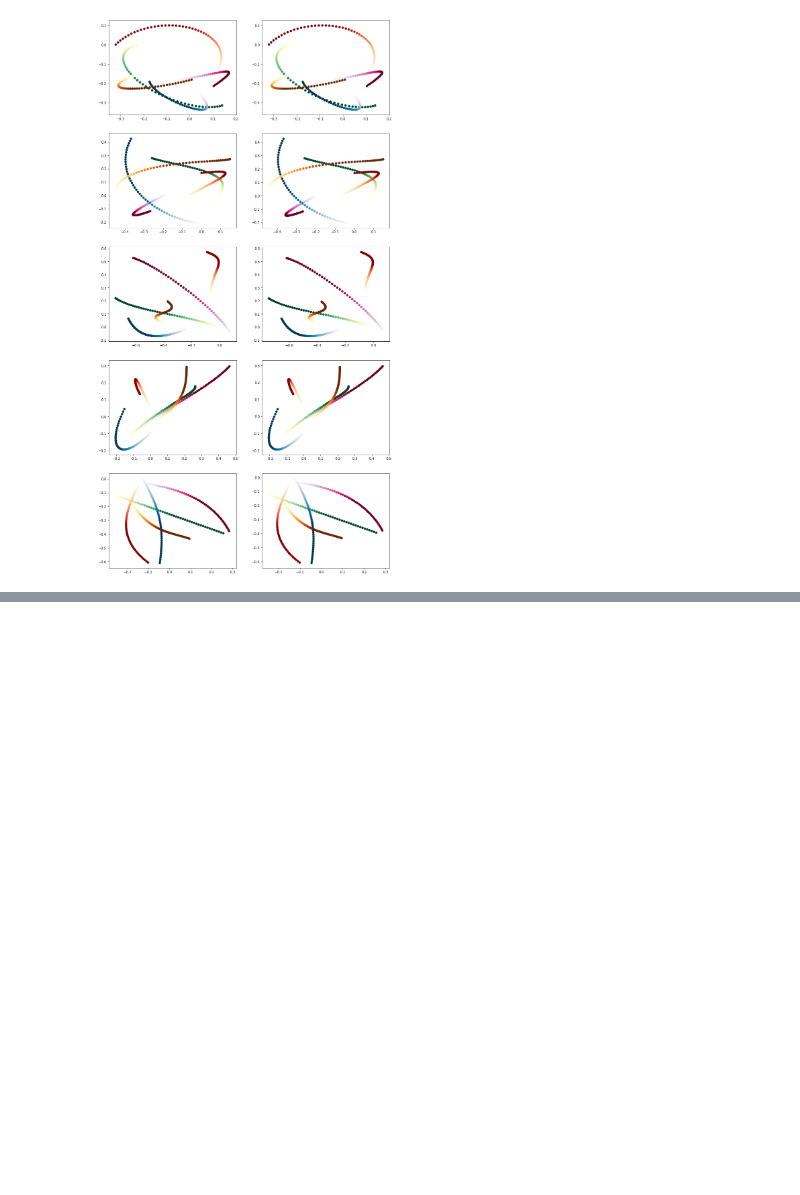
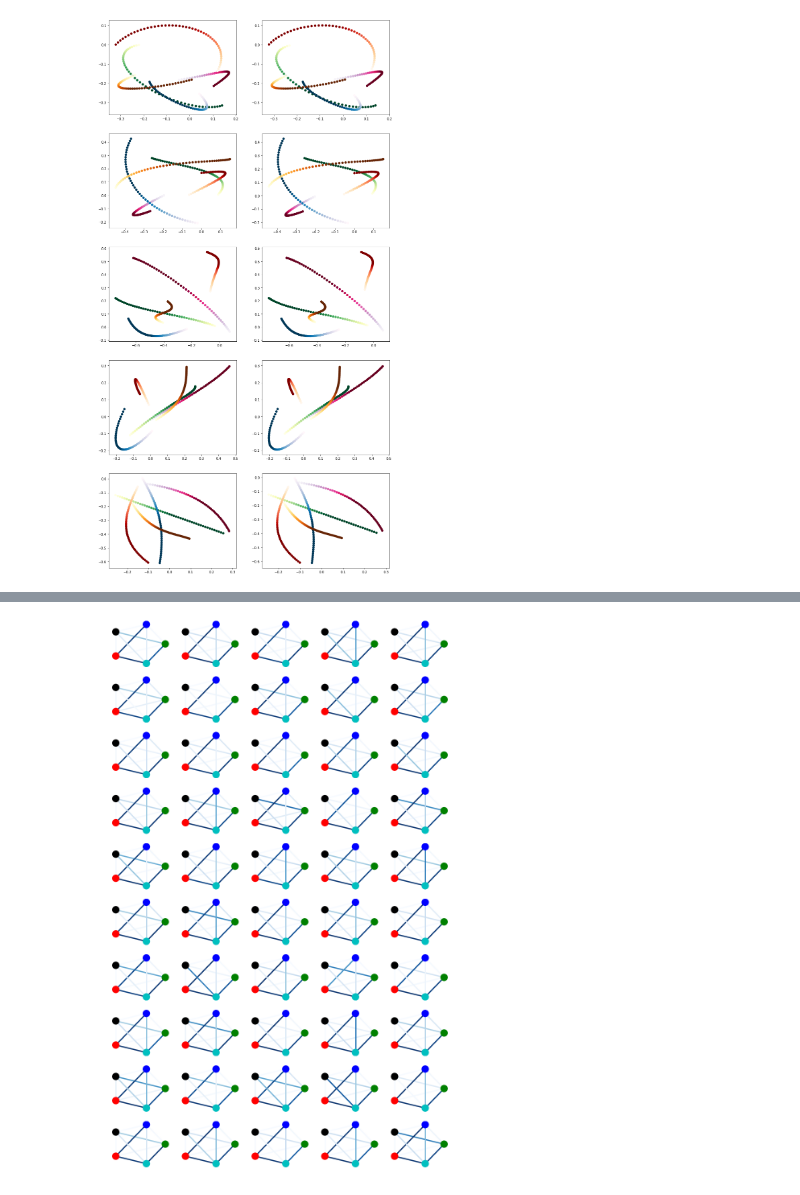
Before and after one commit to ipeter50/discrete_flows, a Jupyter notebook: GNN/GNN.ipynb, the cells around one changed output, grey strips where cells are left out. Drawn from its saved outputs; the diff is of its cells as text; code cells hidden in the pictures; blank space fills up the shorter version.

Commit message:
Fix rnn visualisation

```diff
--- a/GNN/GNN.ipynb
+++ b/GNN/GNN.ipynb
@@ -211,7 +213,7 @@ def test():
           'acc_test: {:.10f}'.format(np.mean(acc_test)))
     print('MSE: {}'.format(mse_str))
 # %%
-NUM_EPOCHS = 30
+NUM_EPOCHS = 10
 NUM_TIMESTEPS = 49
 dims = 4
 PREDICTION_STEPS = 10
@@ -220,8 +222,8 @@ VAR = 5e-5
 PRIOR =False
 
 
-TAU = Variable(torch.FloatTensor([0.75]), requires_grad=False).cuda()
-HARD = False
+TAU = Variable(torch.FloatTensor([5]), requires_grad=False).cuda()
+HARD = True
 
 NUM_ATOMS = 5
 EDGE_TYPES = 2
@@ -239,6 +241,7 @@ off_diag = np.ones([NUM_ATOMS, NUM_ATOMS]) - np.eye(NUM_ATOMS)
 
 rel_rec = np.array(encode_onehot(np.where(off_diag)[1]), dtype=np.float32)
 rel_send = np.array(encode_onehot(np.where(off_diag)[0]), dtype=np.float32)
+
 rel_rec = torch.FloatTensor(rel_rec).cuda()
 rel_send = torch.FloatTensor(rel_send).cuda()
 # %%
@@ -310,6 +313,9 @@ best_val_loss = np.inf
 best_epoch = 0
 for epoch in range(NUM_EPOCHS):
     val_loss = train(epoch, best_val_loss)
+    print(TAU)
+    TAU = torch.max(TAU * 0.9, torch.FloatTensor([0.5]).cuda())
+
     if val_loss < best_val_loss:
         best_val_loss = val_loss
         best_epoch = epoch
@@ -650,0 +856,57 @@ for i, ax in enumerate(axarr.flat):
+# %%
+edges_samples = []
+
+for sample in range(n_samples):
+    edges = gumbel_softmax(logits, tau=TAU, hard=False)
+
+    edges_samples.append(edges.cpu().detach())
+
+
+f, axarr = plt.subplots(10, 5, figsize=(15, 25))
+for i, ax in enumerate(axarr.flat):
+
+    edges_list = []
+    resized_edges = edges_samples[i].narrow(-1,0,1) #show the graph of a random sample
+    for k,part in enumerate(resized_edges.view(5,5,4,-1).numpy()[4]):
+        l = np.insert(part,k,0)
+        edges_list.append(np.array(l))
+    edges_list = np.array(edges_list)
+    graph = nx.Graph()
+    edges_list[edges_list == 0] = 1e-5
+    edges_list = edges_list + np.eye(edges_list.shape[0])
+#     print(edges_list)
+    graph = nx.from_numpy_matrix(edges_list)
+    proba_edges = [edges_list[a][b] for (a,b) in graph.edges()]
+#     print(proba_edges)
+    if SUFFIX == "_springs5":
+        graph = nx.Graph()
+        graph = nx.from_numpy_matrix(edges_list)
+        proba_edges = [edges_list[a][b] for (a,b) in graph.edges()]
+        nx.draw(graph,
+                ax=ax,
+                pos=nx.shell_layout(graph),
+                node_color=maps,
+                edge_cmap=cm.Blues,
+                edge_color=proba_edges,
+                edge_vmin=0,
+                edge_vmax=1,
+                width = 3)
+    else:
+        graph = nx.Graph()
+        edges_list[edges_list == 0] = 1e-5
+        edges_list = edges_list + np.eye(edges_list.shape[0])
+
+        graph = nx.from_numpy_matrix(edges_list)
+        proba_edges = [edges_list[a][b] for (a,b) in graph.edges()]
+
+        nx.draw(graph,
+                ax=ax,
+                pos=nx.shell_layout(graph),
+                node_color=maps,
+                edge_cmap=cm.bwr,
+                edge_vmin=0,
+                edge_vmax=1,
+                edge_color=proba_edges,
+                width = 3)
+# %% [output]
+[figure, added]
```
Also changed, not shown: parts of 5 cells of this notebook.
